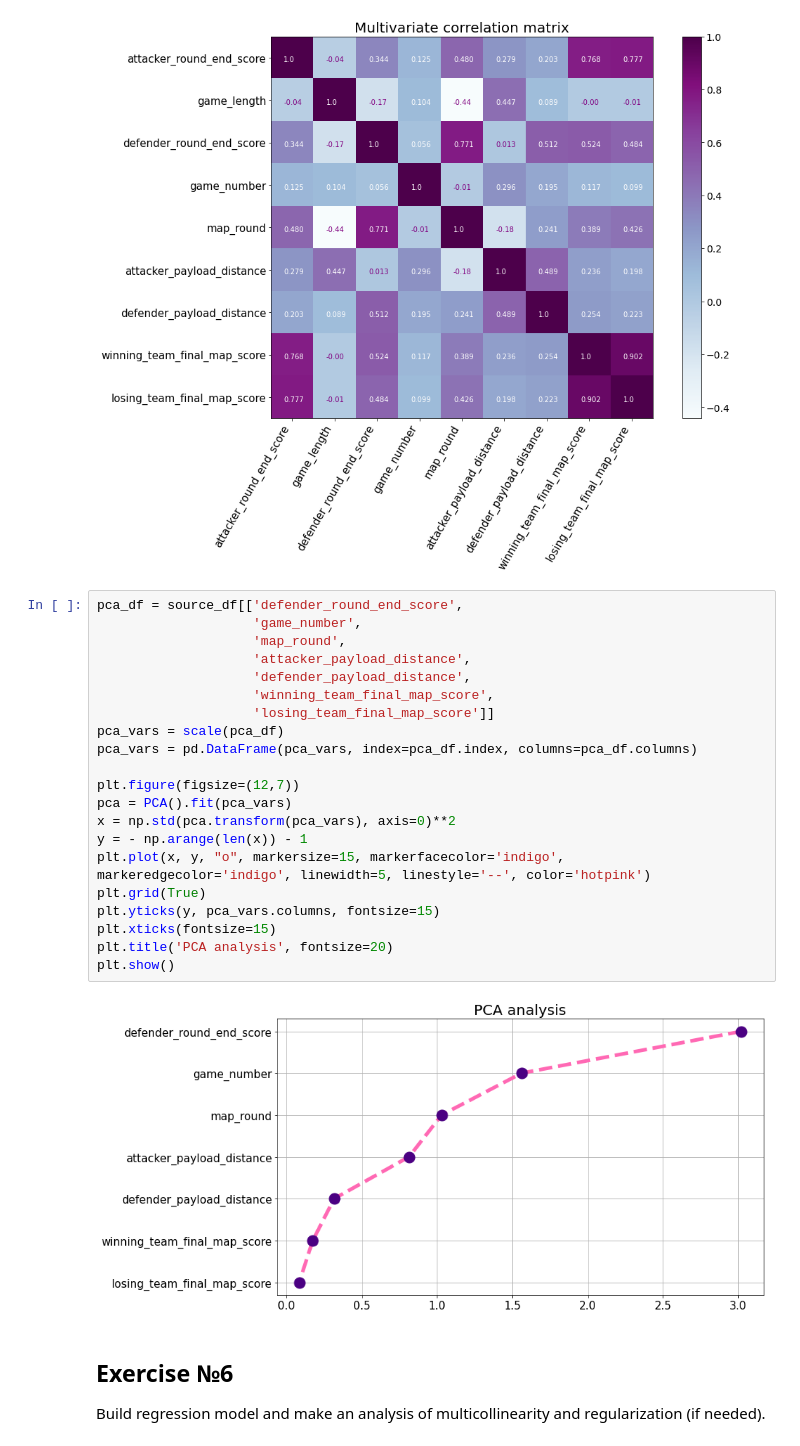
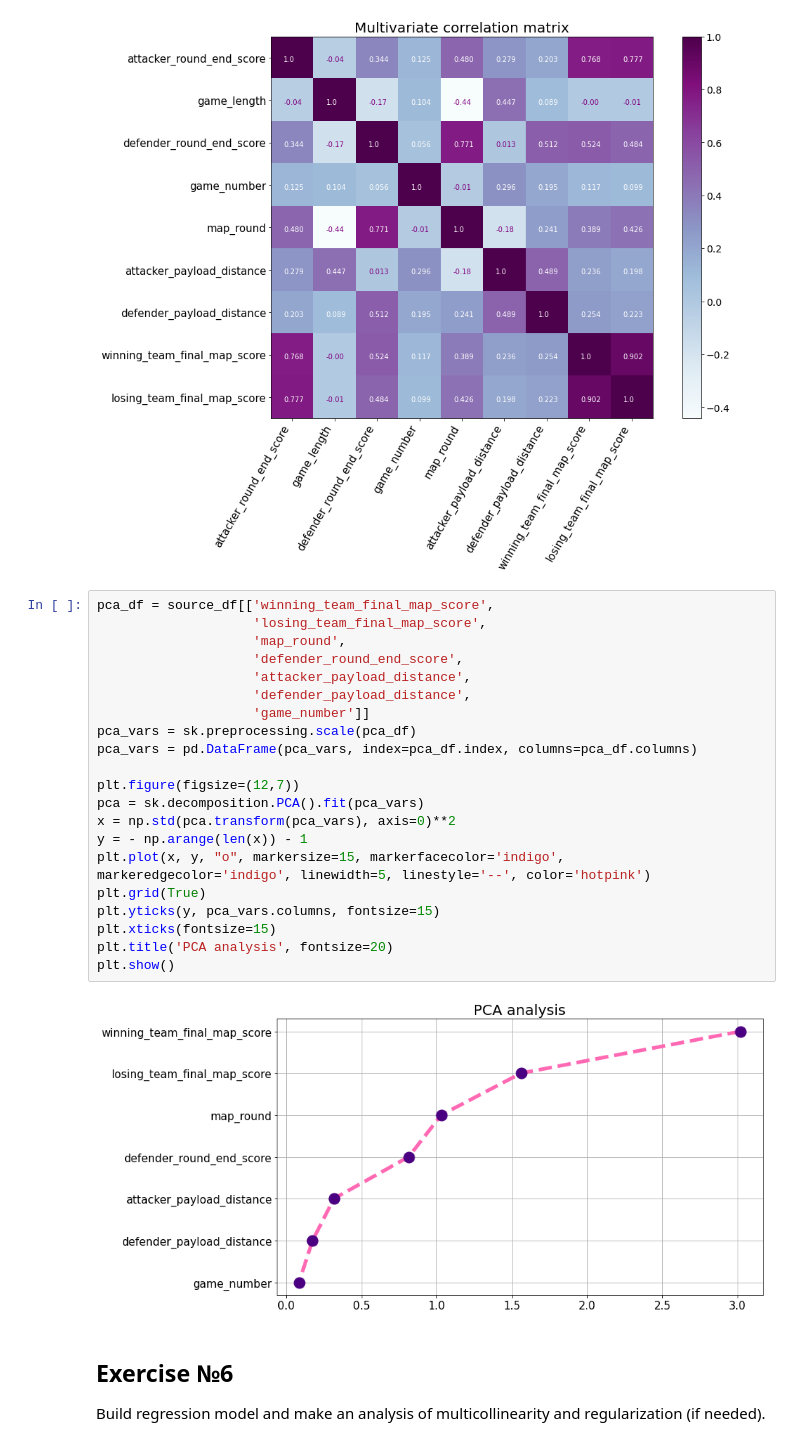
Before and after one commit to vandosik/M-M-MSA, a Jupyter notebook: Lab_2/lab_2.ipynb, the cells around one changed output. Cells and saved outputs as stored; diff of their text form.

```diff
--- a/Lab_2/lab_2.ipynb
+++ b/Lab_2/lab_2.ipynb
@@ -264,28 +264,28 @@ plt.title('Multivariate correlation matrix', fontsize=20)
 Text(0.5, 1.0, 'Multivariate correlation matrix')
 [figure]
 # %%
-pca_df = source_df[['defender_round_end_score',
-                    'game_number',
+pca_df = source_df[['winning_team_final_map_score',
+                    'losing_team_final_map_score',
                     'map_round',
+                    'defender_round_end_score',
                     'attacker_payload_distance',
                     'defender_payload_distance',
-                    'winning_team_final_map_score',
-                    'losing_team_final_map_score']]
-pca_vars = scale(pca_df)
+                    'game_number']]
+pca_vars = sk.preprocessing.scale(pca_df)
 pca_vars = pd.DataFrame(pca_vars, index=pca_df.index, columns=pca_df.columns)
 
 plt.figure(figsize=(12,7))
-pca = PCA().fit(pca_vars)
+pca = sk.decomposition.PCA().fit(pca_vars)
 x = np.std(pca.transform(pca_vars), axis=0)**2
 y = - np.arange(len(x)) - 1
 plt.plot(x, y, "o", markersize=15, markerfacecolor='indigo', markeredgecolor='indigo', linewidth=5, linestyle='--', color='hotpink')
 plt.grid(True)
 plt.yticks(y, pca_vars.columns, fontsize=15)
 plt.xticks(fontsize=15)
 plt.title('PCA analysis', fontsize=20)
 plt.show()
 # %% [output]
-[figure, old version]
+[figure, new version]
 # %% [markdown]
 ## Exercise №6
 Build regression model and make an analysis of multicollinearity and regularization (if needed).
```
Also changed, not shown: parts of 2 cells of this notebook.
